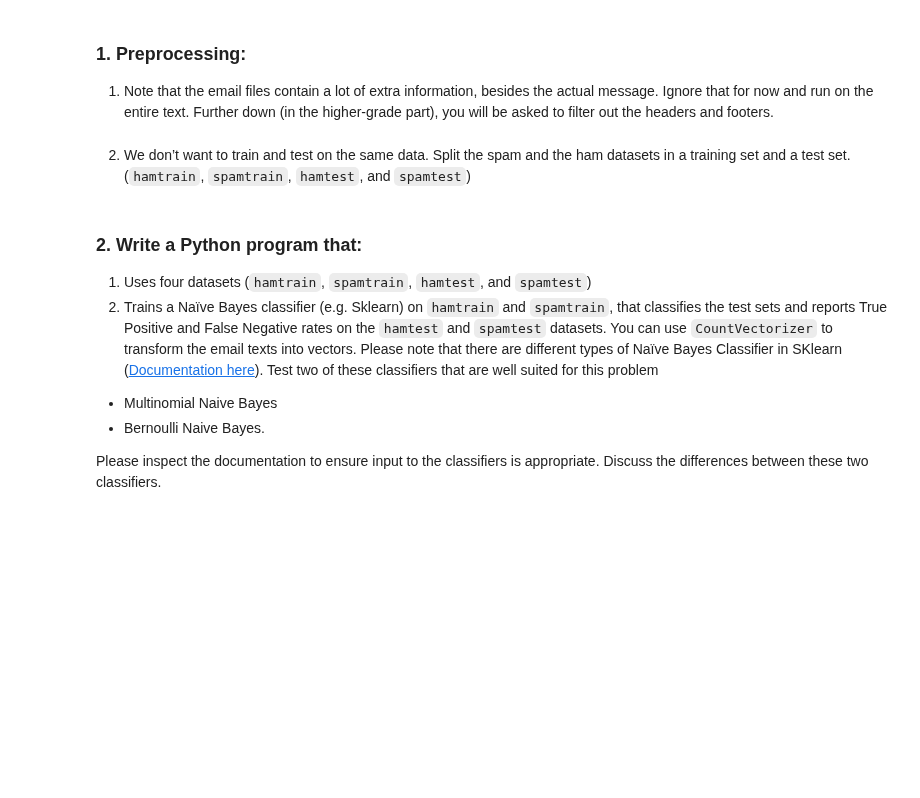
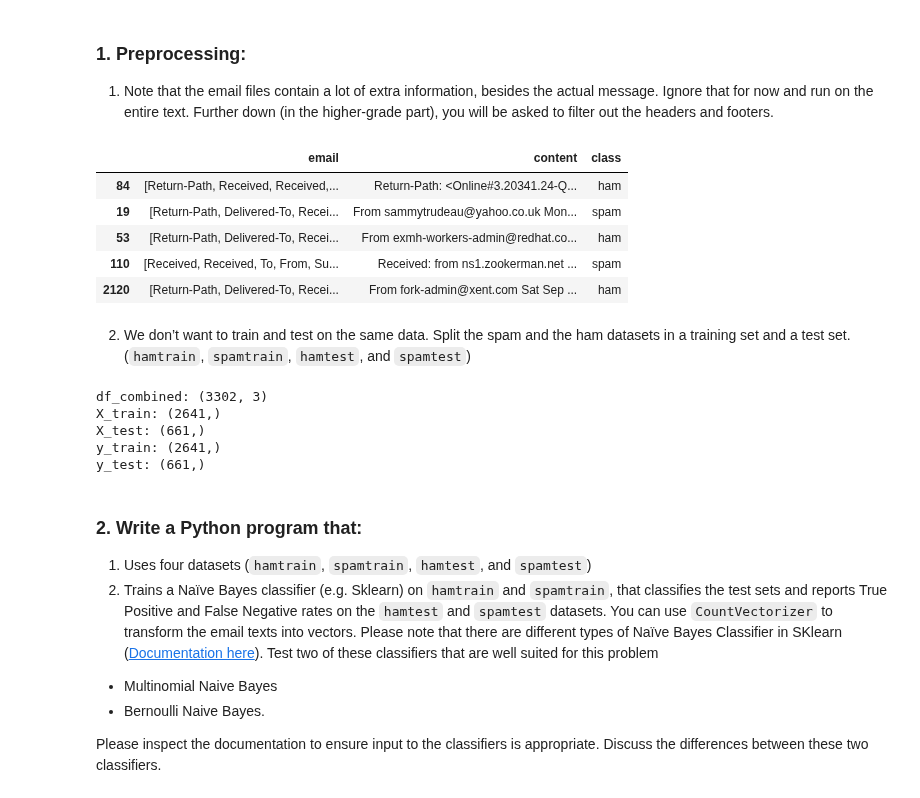
Before and after one commit to lukasmartinsson/dat405, a Jupyter notebook: assignment_4/DAT405_Assignment4.ipynb, the cells around one changed output. Cells and saved outputs as stored; diff of their text form; code cells hidden in the pictures; blank space fills up the shorter version.

```diff
--- a/assignment_4/DAT405_Assignment4.ipynb
+++ b/assignment_4/DAT405_Assignment4.ipynb
@@ -44,22 +54,30 @@ import os
 # %%
 def extract_emails(directories, class_name):
   rows = []
   for directory in directories:
     for file in os.listdir(directory):
       with open(os.path.join(directory,file), encoding='latin-1') as f:
         if f is not None:
-          rows.append({'email': file, 'content': f.read(), 'class': class_name})
+          content = f.read()
+          rows.append({'email': message_from_string(content, policy=email.policy.default), 'content': content, 'class': class_name})
   return pd.DataFrame(rows)
 
 # extract emails and add class information
 df_easy_ham = extract_emails(['./datasets/easy_ham'], 'ham')
 df_hard_ham = extract_emails(['./datasets/hard_ham'], 'ham')
 df_spam = extract_emails(['./datasets/spam'], 'spam')
 
 # join the two dataframes
 df_combined = pd.concat([df_easy_ham, df_hard_ham, df_spam])
 
 df_combined.sample(5)
+# %% [output]
+|  | email | content | class |
+| 84 | [Return-Path, Received, Received,... | Return-Path: <Online#3.20341.24-Q... | ham |
+| 19 | [Return-Path, Delivered-To, Recei... | From sammytrudeau@yahoo.co.uk Mon... | spam |
+| 53 | [Return-Path, Delivered-To, Recei... | From exmh-workers-admin@redhat.co... | ham |
+| 110 | [Received, Received, To, From, Su... | Received: from ns1.zookerman.net ... | spam |
+| 2120 | [Return-Path, Delivered-To, Recei... | From fork-admin@xent.com Sat Sep ... | ham |
 # %% [markdown]
 2.	We don’t want to train and test on the same data. Split the spam and the ham datasets in a training set and a test set. (`hamtrain`, `spamtrain`, `hamtest`, and `spamtest`)
 # %%
@@ -76,6 +94,12 @@ print('X_train:', X_train.shape)
 print('X_test:', X_test.shape)
 print('y_train:', y_train.shape)
 print('y_test:', y_test.shape)
+# %% [output]
+df_combined: (3302, 3)
+X_train: (2641,)
+X_test: (661,)
+y_train: (2641,)
+y_test: (661,)
 # %% [markdown]
 ### 2. Write a Python program that:
 1.	Uses four datasets (`hamtrain`, `spamtrain`, `hamtest`, and `spamtest`)
```
Also changed, not shown: parts of 13 cells of this notebook.
